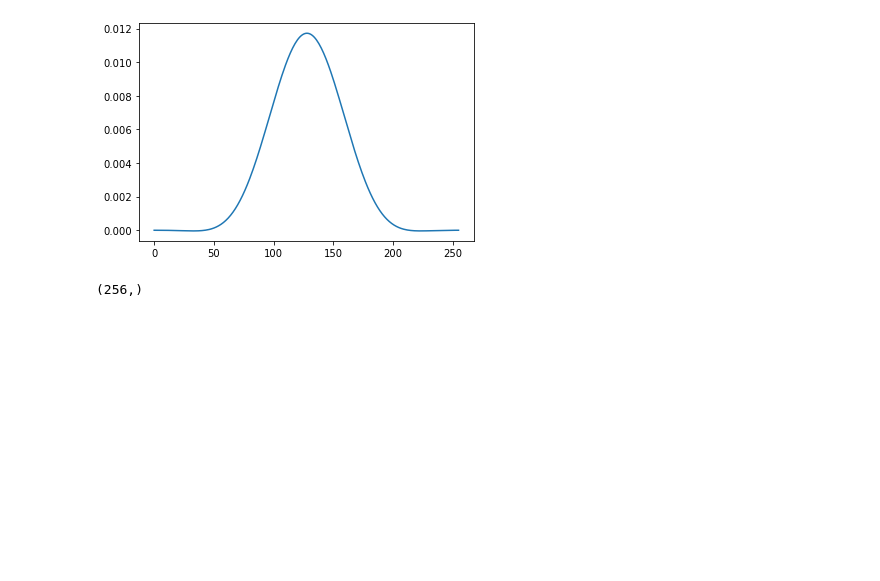
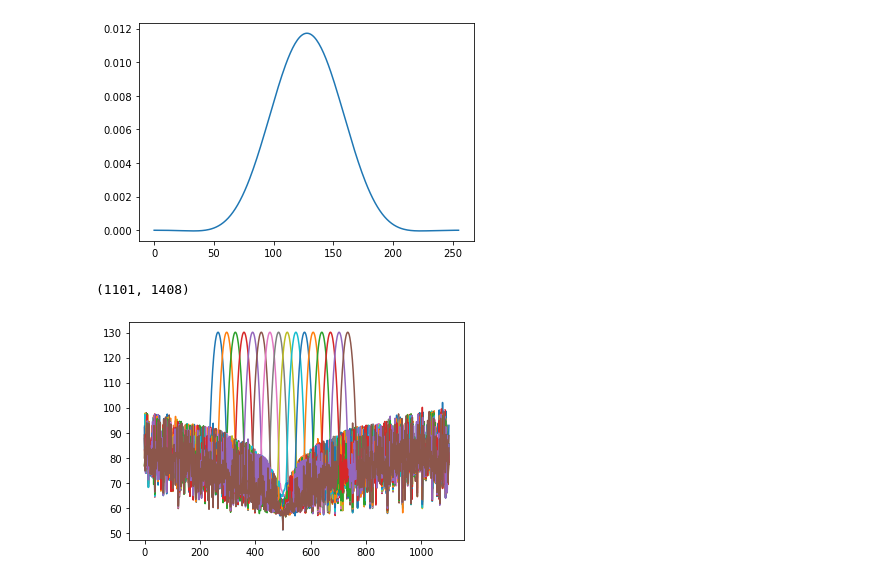
Before and after one commit to astrojhgu/csp_channelizer, a Jupyter notebook: plot.ipynb, the cells around one changed output. Saved outputs shown, nothing was run; the diff lists cells and outputs as text; code cells hidden in the pictures; blank space fills up the shorter version.

```diff
--- a/plot.ipynb
+++ b/plot.ipynb
@@ -30,7 +49,13 @@ plt.plot(x[:,1])
 # %% [output]
 [<matplotlib.lines.Line2D at 0x...>]
 [figure]
-# %%
-x.shape
-# %% [output]
-(256,)
+# %%
+spec=np.fromfile("spec.bin", dtype=np.float32).reshape((-1, 88*16))
+spec.shape
+# %% [output]
+(1101, 1408)
+# %%
+for i in range(16):
+    plt.plot(np.log10(spec[:, i])*10)
+# %% [output]
+[figure, added]
```
Also changed, not shown: parts of 3 cells of this notebook, 2 other files.
